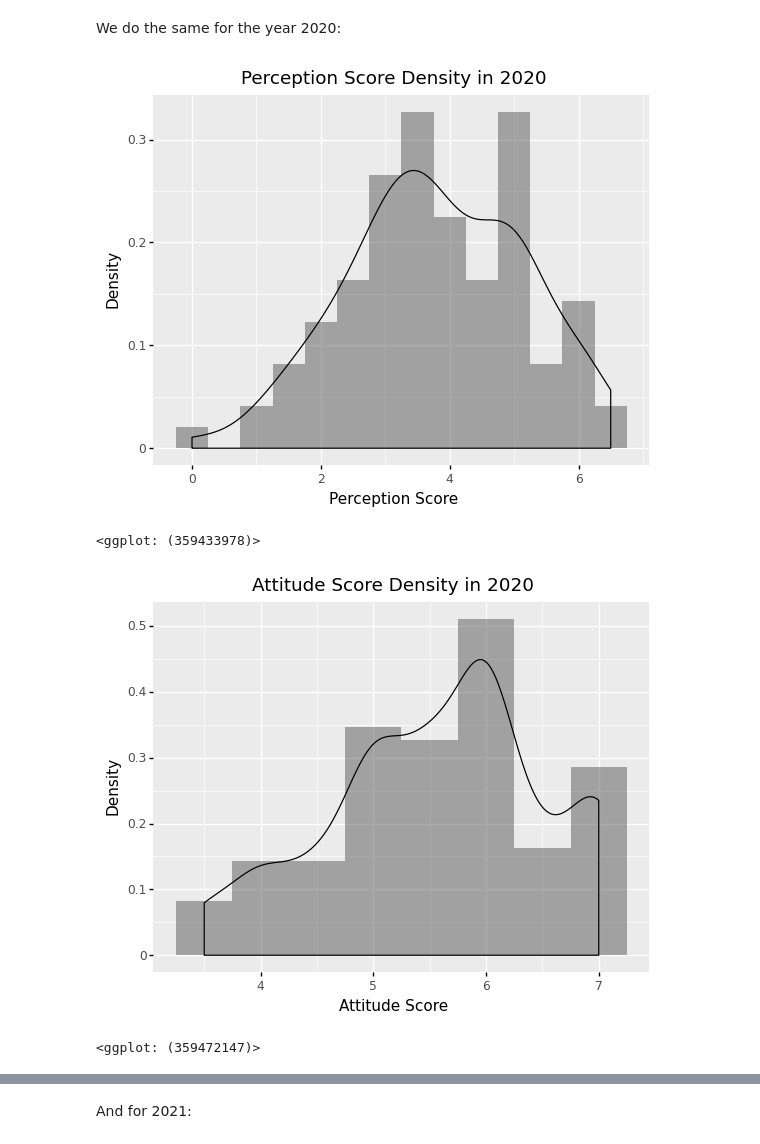
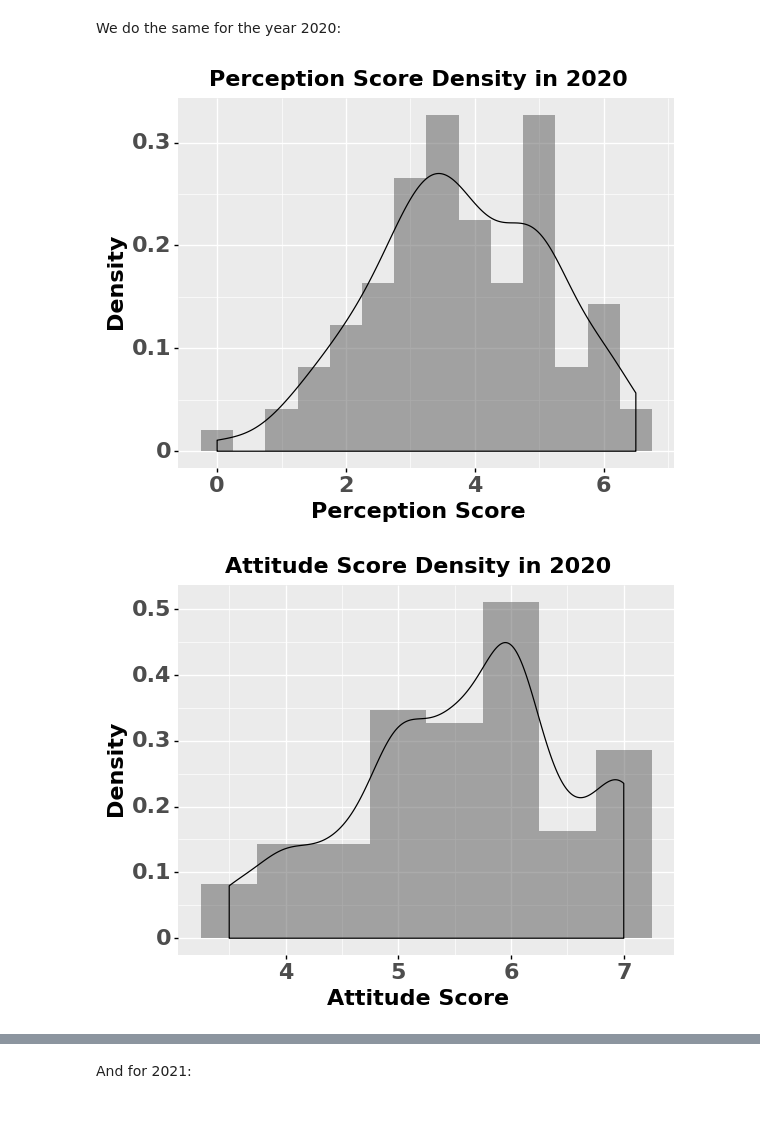
Before and after one commit to fcortevargas/IER_2022, a Jupyter notebook: Data_analysis/data_analysis.ipynb, the cells around one changed output, grey strips where cells are left out. Saved outputs shown, nothing was run; the diff lists cells and outputs as text; code cells hidden in the pictures; blank space fills up the shorter version.

```diff
--- a/Data_analysis/data_analysis.ipynb
+++ b/Data_analysis/data_analysis.ipynb
@@ -387,23 +399,27 @@ ggplot(data_2019_clean, aes('soc_omg_tot')) + \
 # %% [markdown]
 We do the same for the year 2020:
 # %%
-ggplot(data_2020_clean, aes('erv_fa')) + \
+p = ggplot(data_2020_clean, aes('erv_fa')) + \
     geom_histogram(aes(y = after_stat('density')),
                    binwidth = 0.5, alpha = 0.5, position = 'identity') + \
     geom_density(alpha = .25) + \
     labs(title = "Perception Score Density in 2020",
-         y = "Density", x = "Perception Score")
+         y = "Density", x = "Perception Score") + \
+    theme(text = element_text(size=16,face="bold"))
+p.draw()
+ggsave(plot = p, filename = 'p2020.png', dpi=1000)
 # %% [output]
-[figure, old version]
+[figure, new version]
-<ggplot: (359433978)>
 # %%
-ggplot(data_2020_clean, aes('attitu_tot')) + \
+p = ggplot(data_2020_clean, aes('attitu_tot')) + \
     geom_histogram(aes(y = after_stat('density')),
                    binwidth = 0.5, alpha = 0.5, position = 'identity') + \
     geom_density(alpha = .25) + \
     labs(title = "Attitude Score Density in 2020",
-         y = "Density", x = "Attitude Score")
+         y = "Density", x = "Attitude Score") + \
+    theme(text = element_text(size=16,face="bold"))
+p.draw()
+ggsave(plot = p, filename = 'a2020.png', dpi=1000)
 # %% [output]
-[figure, old version]
+[figure, new version]
-<ggplot: (359472147)>
 # %%
```
Also changed, not shown: parts of 21 cells of this notebook.
